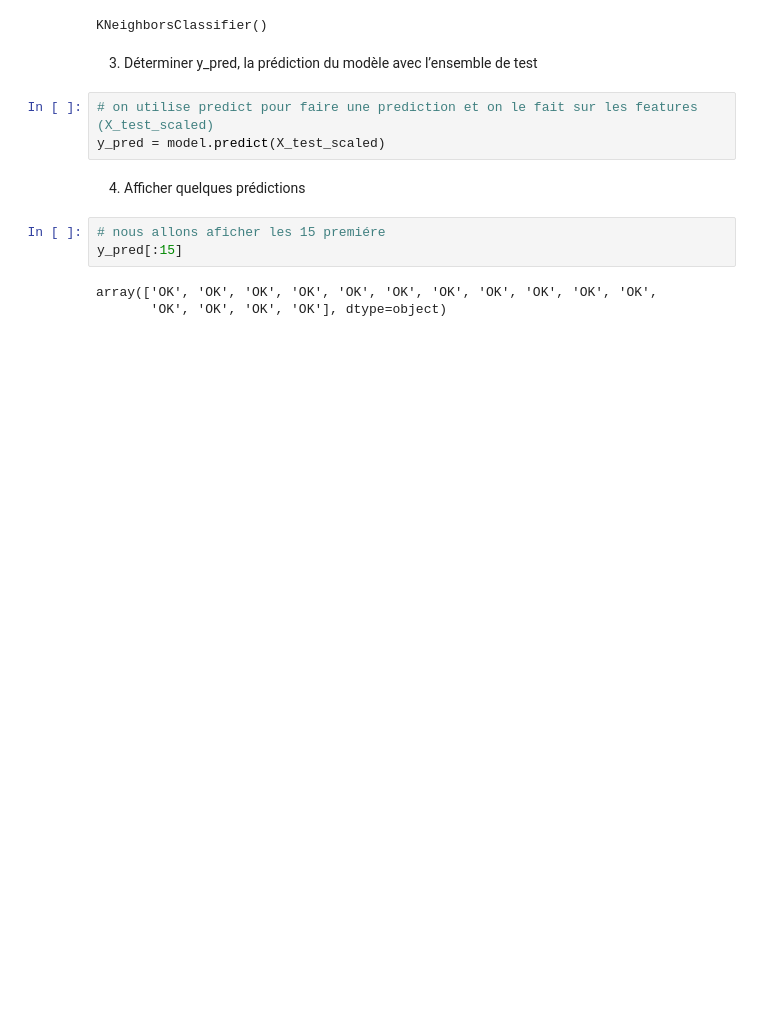
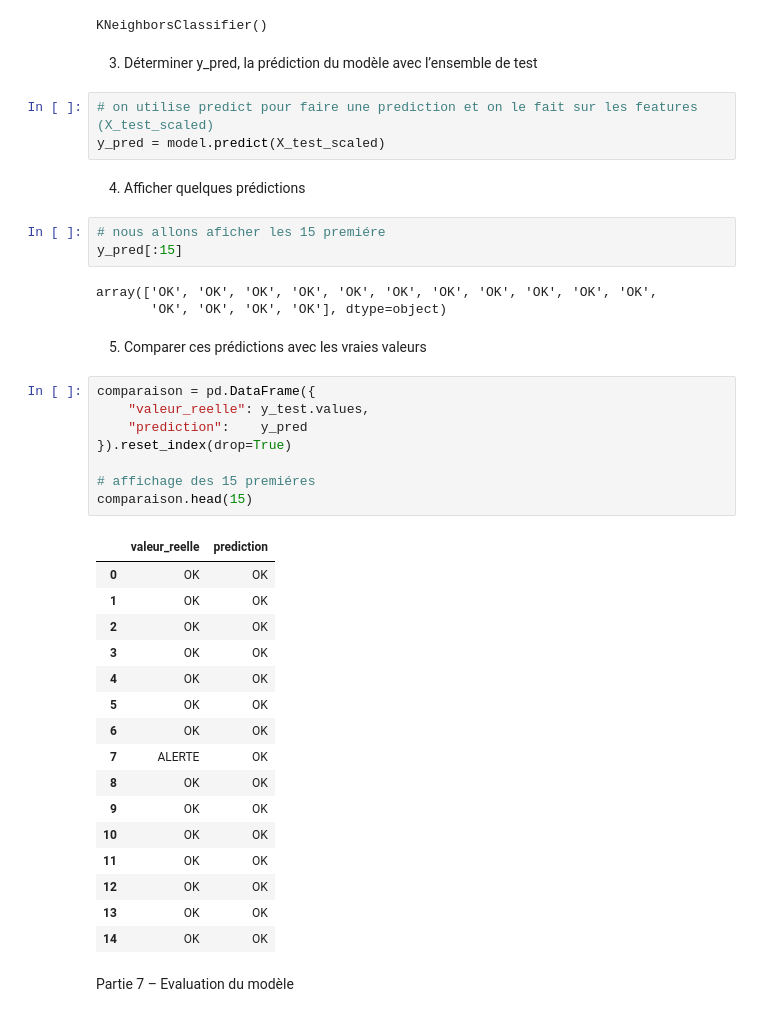
Before and after one commit to Youssoupha-ndiaye/TP_Scikit-learn_ODC_IA, a Jupyter notebook: atelier_scikit-learn_iot/notebooks/atelier_ scikit-learn_iot.ipynb, the cells around one changed output. Cells and saved outputs as stored; diff of their text form; blank space fills up the shorter version.

Commit message:
Partie 7 – Evaluation du modèle

```diff
--- a/atelier_scikit-learn_iot/notebooks/atelier_ scikit-learn_iot.ipynb
+++ b/atelier_scikit-learn_iot/notebooks/atelier_ scikit-learn_iot.ipynb
@@ -339,3 +339,32 @@ y_pred[:15]
 # %% [output]
 array(['OK', 'OK', 'OK', 'OK', 'OK', 'OK', 'OK', 'OK', 'OK', 'OK', 'OK',
        'OK', 'OK', 'OK', 'OK'], dtype=object)
+# %% [markdown]
+5) Comparer ces prédictions avec les vraies valeurs
+# %%
+comparaison = pd.DataFrame({
+    "valeur_reelle": y_test.values,
+    "prediction":    y_pred
+}).reset_index(drop=True)
+
+# affichage des 15 premiéres
+comparaison.head(15)
+# %% [output]
+|  | valeur_reelle | prediction |
+| 0 | OK | OK |
+| 1 | OK | OK |
+| 2 | OK | OK |
+| 3 | OK | OK |
+| 4 | OK | OK |
+| 5 | OK | OK |
+| 6 | OK | OK |
+| 7 | ALERTE | OK |
+| 8 | OK | OK |
+| 9 | OK | OK |
+| 10 | OK | OK |
+| 11 | OK | OK |
+| 12 | OK | OK |
+| 13 | OK | OK |
+| 14 | OK | OK |
+# %% [markdown]
+Partie 7 – Evaluation du modèle
```
